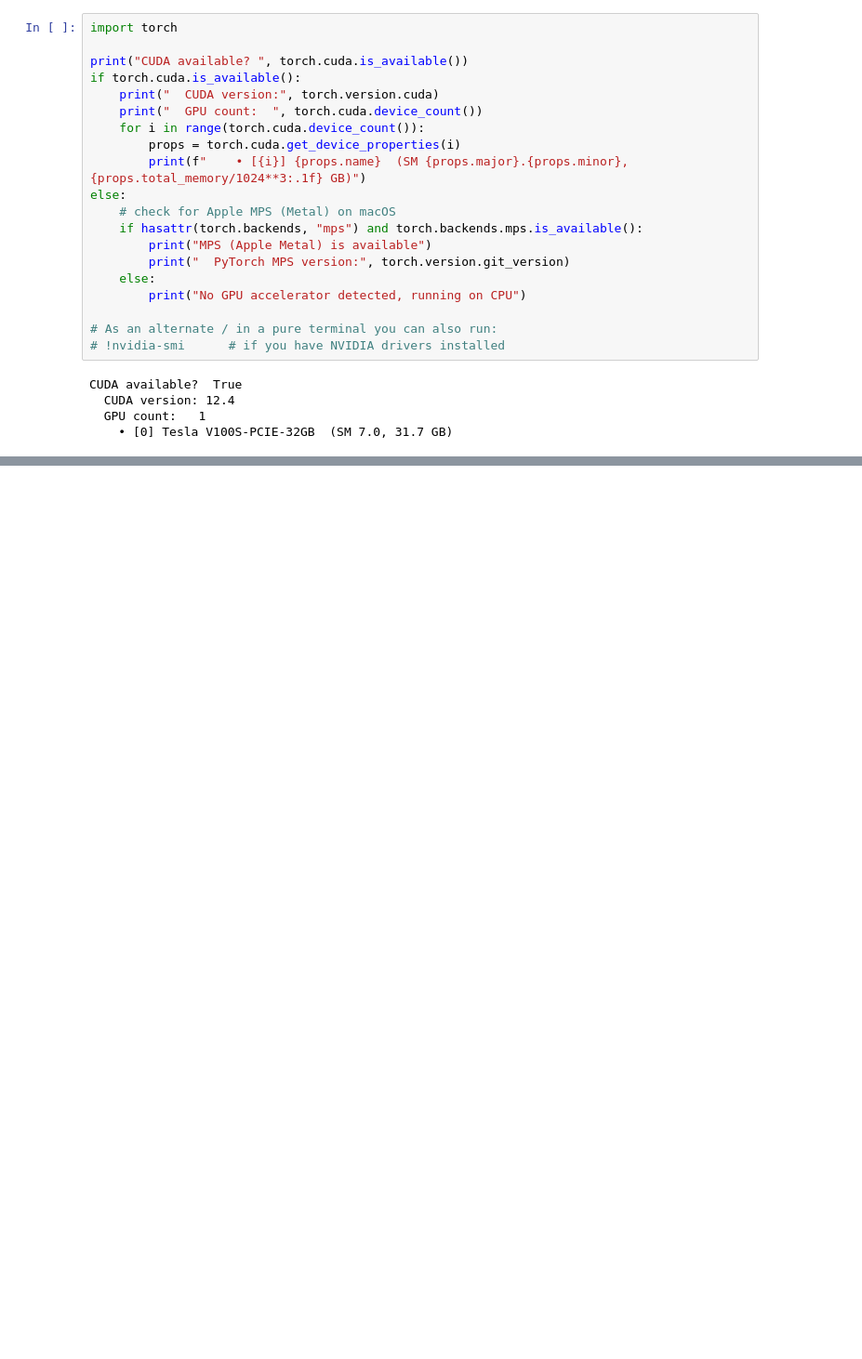
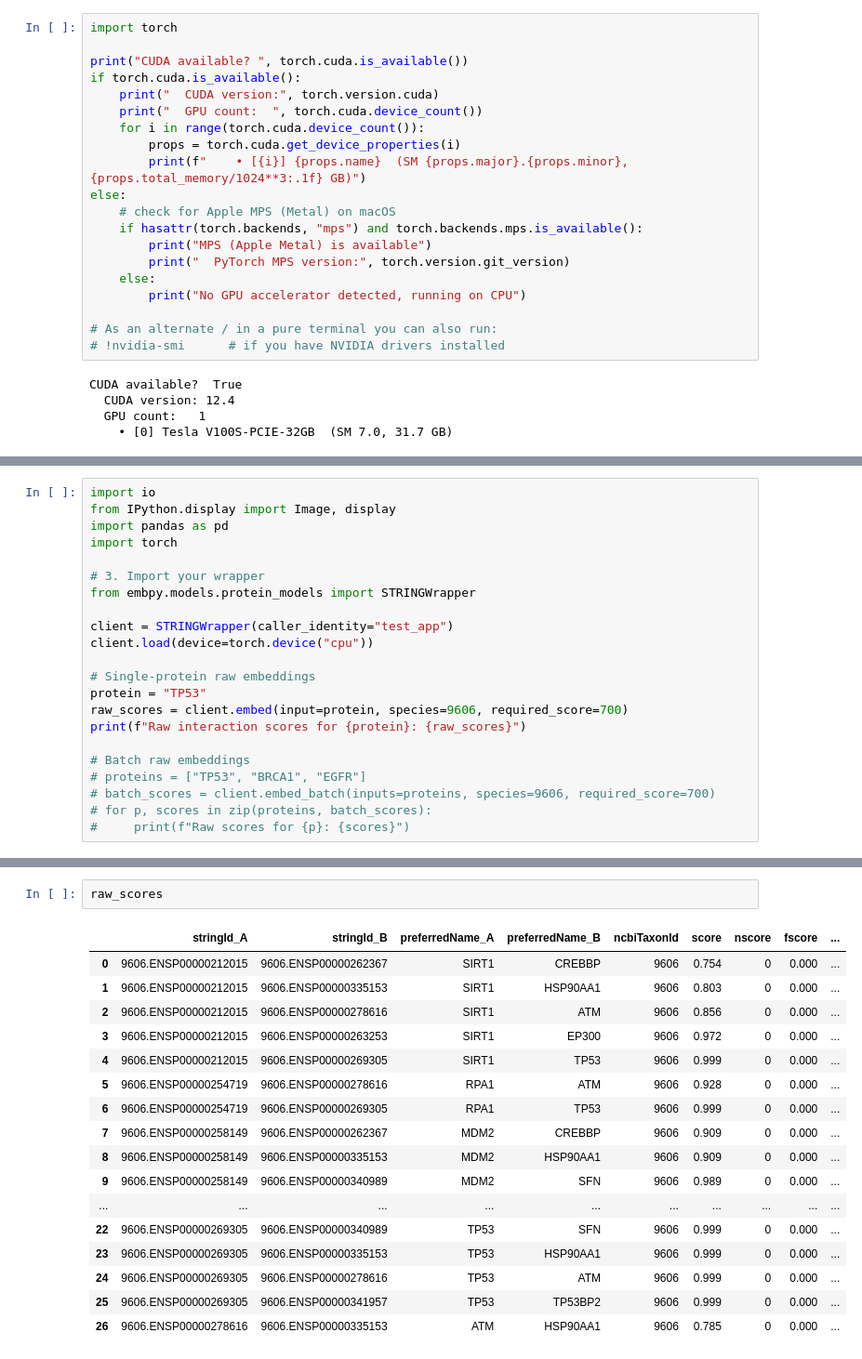
Before and after one commit to theislab/embpy, a Jupyter notebook: docs/notebooks/benchmark_notebook.ipynb, the cells around one changed output, grey strips where cells are left out. Shown at 93% size. Saved outputs shown, nothing was run; the diff lists cells and outputs as text; blank space fills up the shorter version.

Commit message:
STRING embeddings added and verified manually

```diff
--- a/docs/notebooks/benchmark_notebook.ipynb
+++ b/docs/notebooks/benchmark_notebook.ipynb
@@ -2347,0 +2369,22 @@ AttributeError: partially initialized module 'torch._dynamo' has no attribute 'e
+# %%
+import io
+from IPython.display import Image, display
+import pandas as pd
+import torch
+
+# 3. Import your wrapper
+from embpy.models.protein_models import STRINGWrapper
+
+client = STRINGWrapper(caller_identity="test_app")
+client.load(device=torch.device("cpu"))
+
+# Single-protein raw embeddings
+protein = "TP53"
+raw_scores = client.embed(input=protein, species=9606, required_score=700)
+print(f"Raw interaction scores for {protein}: {raw_scores}")
+
+# Batch raw embeddings
+# proteins = ["TP53", "BRCA1", "EGFR"]
+# batch_scores = client.embed_batch(inputs=proteins, species=9606, required_score=700)
+# for p, scores in zip(proteins, batch_scores):
+#     print(f"Raw scores for {p}: {scores}")
@@ -2347,0 +2445,20 @@ AttributeError: partially initialized module 'torch._dynamo' has no attribute 'e
+# %%
+raw_scores
+# %% [output]
+|  | stringId_A | stringId_B | preferredName_A | preferredName_B | ncbiTaxonId | score | nscore | fscore | ... |
+| 0 | 9606.ENSP00000212015 | 9606.ENSP00000262367 | SIRT1 | CREBBP | 9606 | 0.754 | 0 | 0.000 | ... |
+| 1 | 9606.ENSP00000212015 | 9606.ENSP00000335153 | SIRT1 | HSP90AA1 | 9606 | 0.803 | 0 | 0.000 | ... |
+| 2 | 9606.ENSP00000212015 | 9606.ENSP00000278616 | SIRT1 | ATM | 9606 | 0.856 | 0 | 0.000 | ... |
+| 3 | 9606.ENSP00000212015 | 9606.ENSP00000263253 | SIRT1 | EP300 | 9606 | 0.972 | 0 | 0.000 | ... |
+| 4 | 9606.ENSP00000212015 | 9606.ENSP00000269305 | SIRT1 | TP53 | 9606 | 0.999 | 0 | 0.000 | ... |
+| 5 | 9606.ENSP00000254719 | 9606.ENSP00000278616 | RPA1 | ATM | 9606 | 0.928 | 0 | 0.000 | ... |
+| 6 | 9606.ENSP00000254719 | 9606.ENSP00000269305 | RPA1 | TP53 | 9606 | 0.999 | 0 | 0.000 | ... |
+| 7 | 9606.ENSP00000258149 | 9606.ENSP00000262367 | MDM2 | CREBBP | 9606 | 0.909 | 0 | 0.000 | ... |
+| 8 | 9606.ENSP00000258149 | 9606.ENSP00000335153 | MDM2 | HSP90AA1 | 9606 | 0.909 | 0 | 0.000 | ... |
+| 9 | 9606.ENSP00000258149 | 9606.ENSP00000340989 | MDM2 | SFN | 9606 | 0.989 | 0 | 0.000 | ... |
+| ... | ... | ... | ... | ... | ... | ... | ... | ... | ... |
+| 22 | 9606.ENSP00000269305 | 9606.ENSP00000340989 | TP53 | SFN | 9606 | 0.999 | 0 | 0.000 | ... |
+| 23 | 9606.ENSP00000269305 | 9606.ENSP00000335153 | TP53 | HSP90AA1 | 9606 | 0.999 | 0 | 0.000 | ... |
+| 24 | 9606.ENSP00000269305 | 9606.ENSP00000278616 | TP53 | ATM | 9606 | 0.999 | 0 | 0.000 | ... |
+| 25 | 9606.ENSP00000269305 | 9606.ENSP00000341957 | TP53 | TP53BP2 | 9606 | 0.999 | 0 | 0.000 | ... |
+| 26 | 9606.ENSP00000278616 | 9606.ENSP00000335153 | ATM | HSP90AA1 | 9606 | 0.785 | 0 | 0.000 | ... |
```
Also changed, not shown: parts of 6 cells of this notebook, 2 other files.
